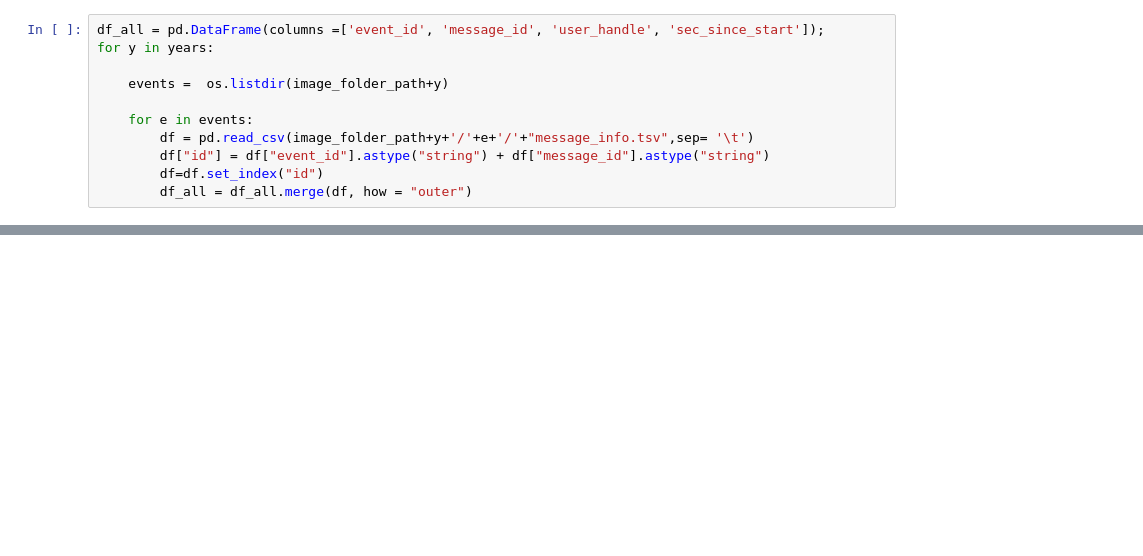
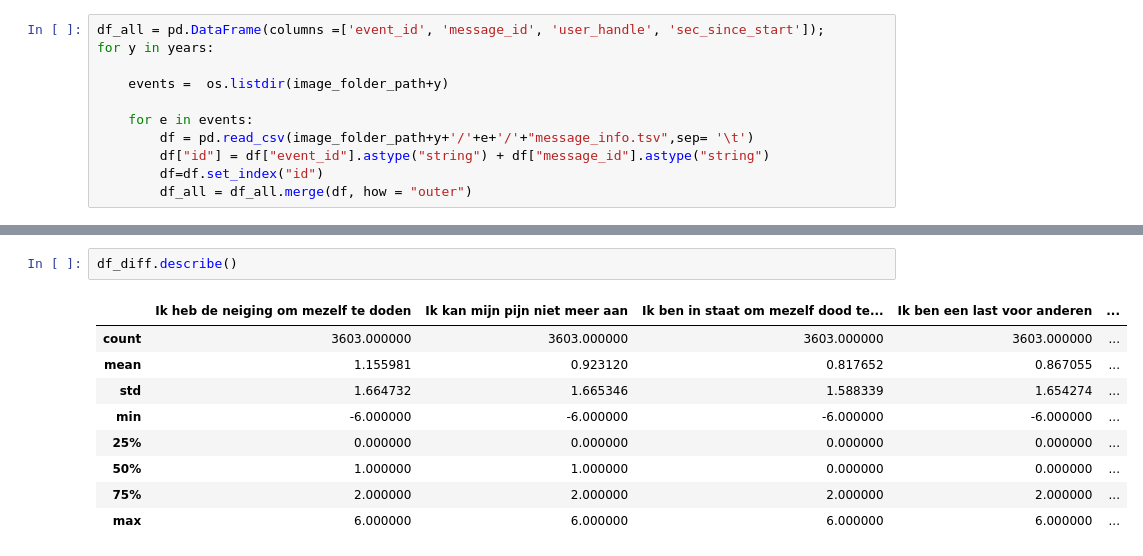
Before and after one commit to lougau92/MA2---Towards-real-time-support-for-a-suicide-prevention-hotline-operators-, a Jupyter notebook: EDA.ipynb, the cells around one changed output, grey strips where cells are left out. Cells and saved outputs as stored; diff of their text form; blank space fills up the shorter version.

```diff
--- a/EDA.ipynb
+++ b/EDA.ipynb
@@ -61,0 +147,12 @@ df
+# %%
+df_diff.describe()
+# %% [output]
+|  | Ik heb de neiging om mezelf te doden | Ik kan mijn pijn niet meer aan | Ik ben in staat om mezelf dood te... | Ik ben een last voor anderen | ... |
+| count | 3603.000000 | 3603.000000 | 3603.000000 | 3603.000000 | ... |
+| mean | 1.155981 | 0.923120 | 0.817652 | 0.867055 | ... |
+| std | 1.664732 | 1.665346 | 1.588339 | 1.654274 | ... |
+| min | -6.000000 | -6.000000 | -6.000000 | -6.000000 | ... |
+| 25% | 0.000000 | 0.000000 | 0.000000 | 0.000000 | ... |
+| 50% | 1.000000 | 1.000000 | 0.000000 | 0.000000 | ... |
+| 75% | 2.000000 | 2.000000 | 2.000000 | 2.000000 | ... |
+| max | 6.000000 | 6.000000 | 6.000000 | 6.000000 | ... |
```
Also changed, not shown: parts of 17 cells of this notebook.
